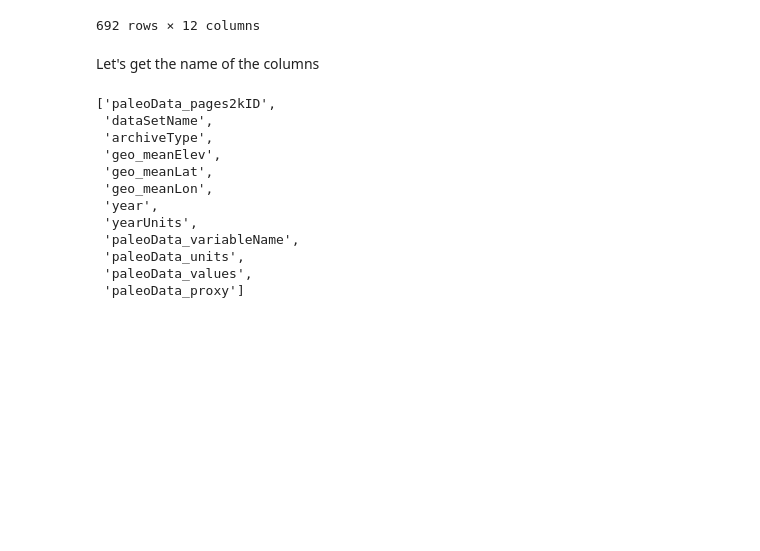
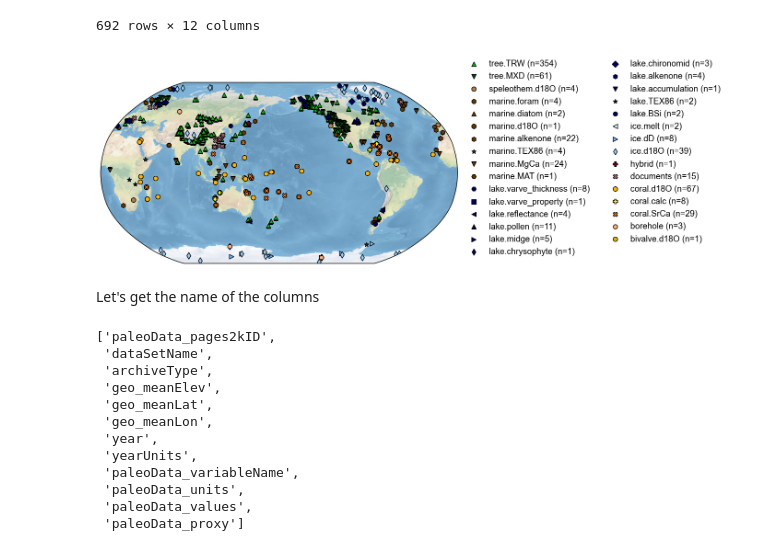
Before and after one commit to khider/DISK-proxyComposite, a Jupyter notebook: QueryingLinkedEarthDB.ipynb, the cells around one changed output. Drawn from its saved outputs; the diff is of its cells as text; code cells hidden in the pictures; blank space fills up the shorter version.

```diff
--- a/QueryingLinkedEarthDB.ipynb
+++ b/QueryingLinkedEarthDB.ipynb
@@ -30,6 +29,11 @@ df_pickle
 | 690 | Ocn_071 | Ocn-Guadeloupe.Steinhilber.2010 | coral | -1.7 | 16.2 | -61.49 | [1999.21, 1999.13, 1999.04, 1998.... | ... |
 | 691 | Ocn_072 | Ocn-Guadeloupe.Steinhilber.2010 | coral | -1.7 | 16.2 | -61.49 | [1999.21, 1999.13, 1999.04, 1998.... | ... |
 692 rows × 12 columns
+# %%
+pdb = cfr.ProxyDatabase().from_df(df_pickle)
+fig, ax = pdb.plot()
+# %% [output]
+[figure, added]
 # %% [markdown]
 Let's get the name of the columns
 # %%
```
Also changed, not shown: parts of 3 cells of this notebook, 2 other files.
